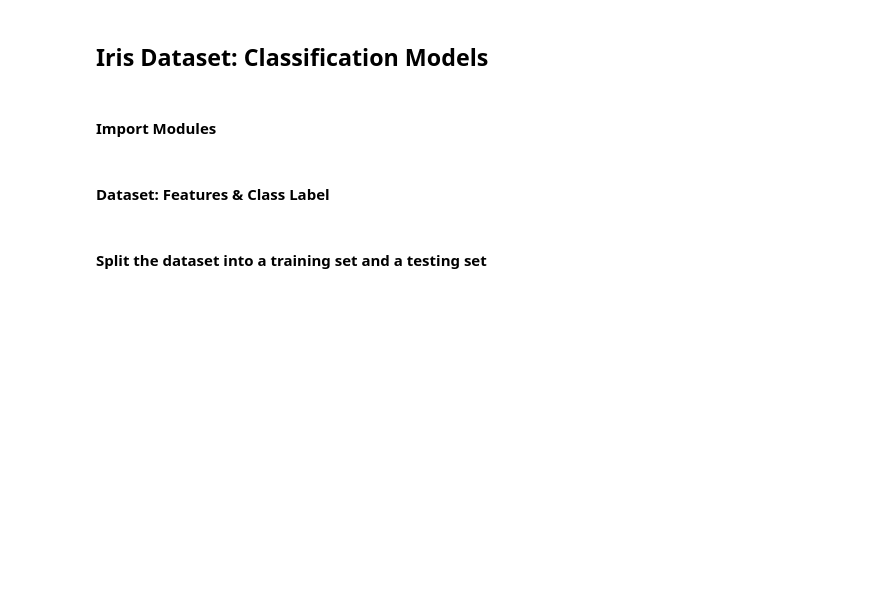
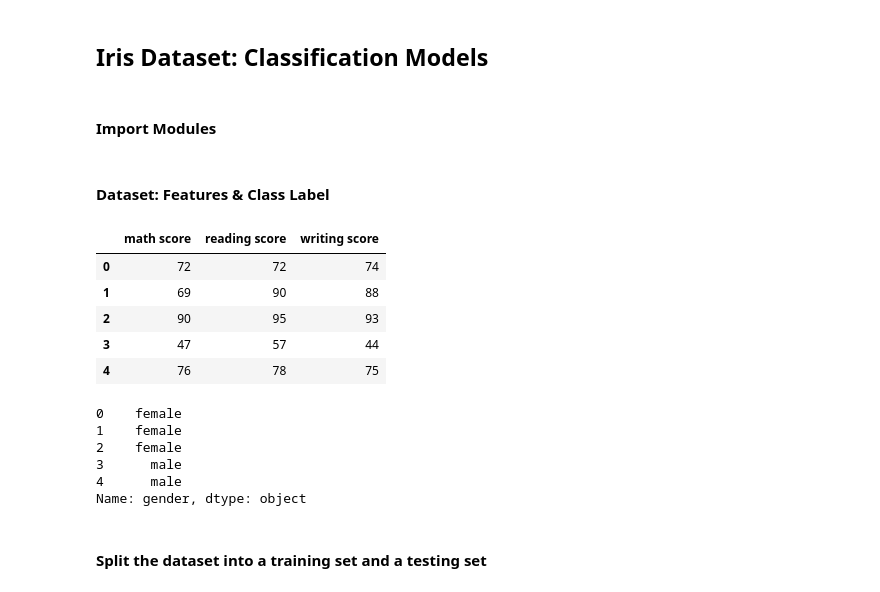
Before and after one commit to bagasadif/StudentPerformance-EDA, a Jupyter notebook: StudentsPerformance_EDA_Visualisation_Classification.ipynb, the cells around one changed output. Saved outputs shown, nothing was run; the diff lists cells and outputs as text; code cells hidden in the pictures; blank space fills up the shorter version.

```diff
--- a/StudentsPerformance_EDA_Visualisation_Classification.ipynb
+++ b/StudentsPerformance_EDA_Visualisation_Classification.ipynb
@@ -252,11 +252,25 @@ from sklearn.metrics import accuracy_score,confusion_matrix, classification_repo
 # %% [markdown]
 #### Dataset: Features & Class Label
 # %%
-X = student_df.drop(columns='Species') # menempatkan features ke dalam variable X
+X = student_df.drop(columns=["gender","race/ethnicity","parental level of education","test preparation course"]) # menempatkan features ke dalam variable X
 X.head() # tampilkan 5 baris pertama
+# %% [output]
+|  | math score | reading score | writing score |
+| 0 | 72 | 72 | 74 |
+| 1 | 69 | 90 | 88 |
+| 2 | 90 | 95 | 93 |
+| 3 | 47 | 57 | 44 |
+| 4 | 76 | 78 | 75 |
 # %%
-y = student_df['Species'] # menempatkan class label (target) ke dalam variabel y
+y = student_df['gender'] # menempatkan class label (target) ke dalam variabel y
 y.head() # tampilkan 5 baris pertama
+# %% [output]
+0    female
+1    female
+2    female
+3      male
+4      male
+Name: gender, dtype: object
 # %% [markdown]
 #### Split the dataset into a training set and a testing set
 # %%
```
Also changed, not shown: parts of 11 cells of this notebook.
